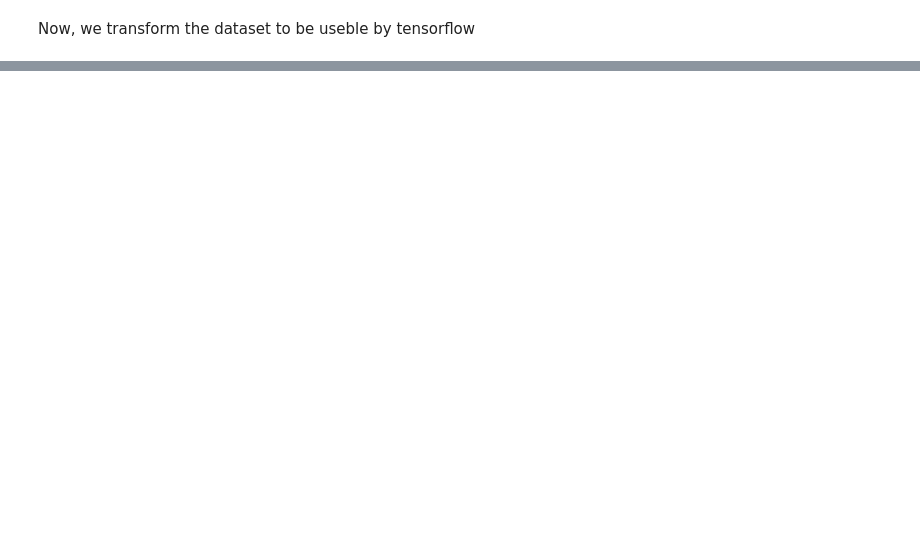
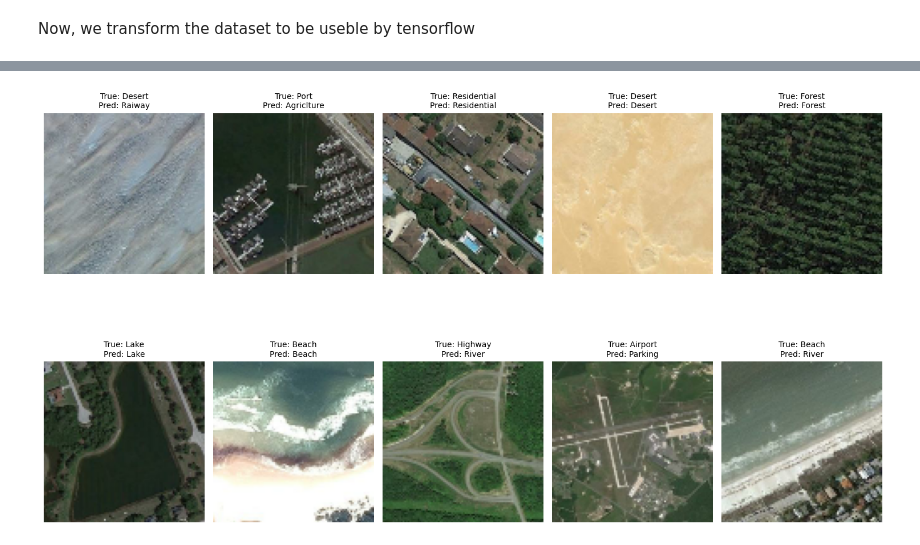
Before and after one commit to yanos84/Tutorials, a Jupyter notebook: Lab_session_CNN_Aerial.ipynb, the cells around one changed output, grey strips where cells are left out. Saved outputs shown, nothing was run; the diff lists cells and outputs as text; code cells hidden in the pictures; blank space fills up the shorter version.

```diff
--- a/Lab_session_CNN_Aerial.ipynb
+++ b/Lab_session_CNN_Aerial.ipynb
@@ -208,0 +357,28 @@ TypeError: '_PrefetchDataset' object is not subscriptable
+# %%
+class_names = ['Agriclture', 'Airport', 'Beach', 'City', 'Desert', 'Forest', 'Grassland', 'Highway', 'Lake', 'Mountain', 'Parking', 'Port', 'Raiway', 'Residential', 'River']
+print("Classes:", class_names)
+# Randomly select 10 indices from the test set
+num_images = 10
+random_indices = np.random.choice(len(x_test), num_images, replace=False)
+
+# Get the corresponding images and true labels
+random_images = x_test[random_indices]
+true_labels = y_test[random_indices]
+
+# Get predictions from the model
+predictions = model.predict(random_images)
+predicted_labels = np.argmax(predictions, axis=1)
+
+# Plot the images
+plt.figure(figsize=(15, 10))
+for i in range(num_images):
+    plt.subplot(2, 5, i + 1)  # Create a grid of 2 rows and 5 columns
+    plt.imshow(random_images[i])  # Display the image
+    plt.axis('off')
+    true_label = class_names[true_labels[i]]
+    predicted_label = class_names[predicted_labels[i]]
+    plt.title(f"True: {true_label}\nPred: {predicted_label}", fontsize=10)
+
+plt.tight_layout()
+plt.show()
+# %% [output]
@@ -208,0 +387 @@ TypeError: '_PrefetchDataset' object is not subscriptable
+[figure, added]
```
Also changed, not shown: parts of 20 cells of this notebook.
